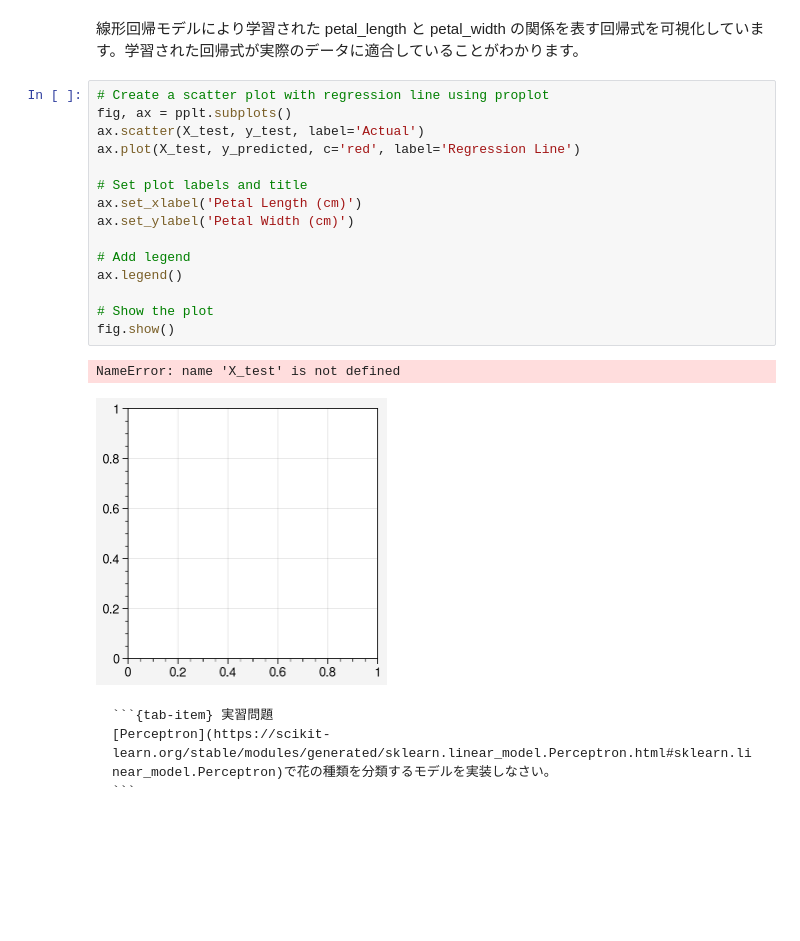
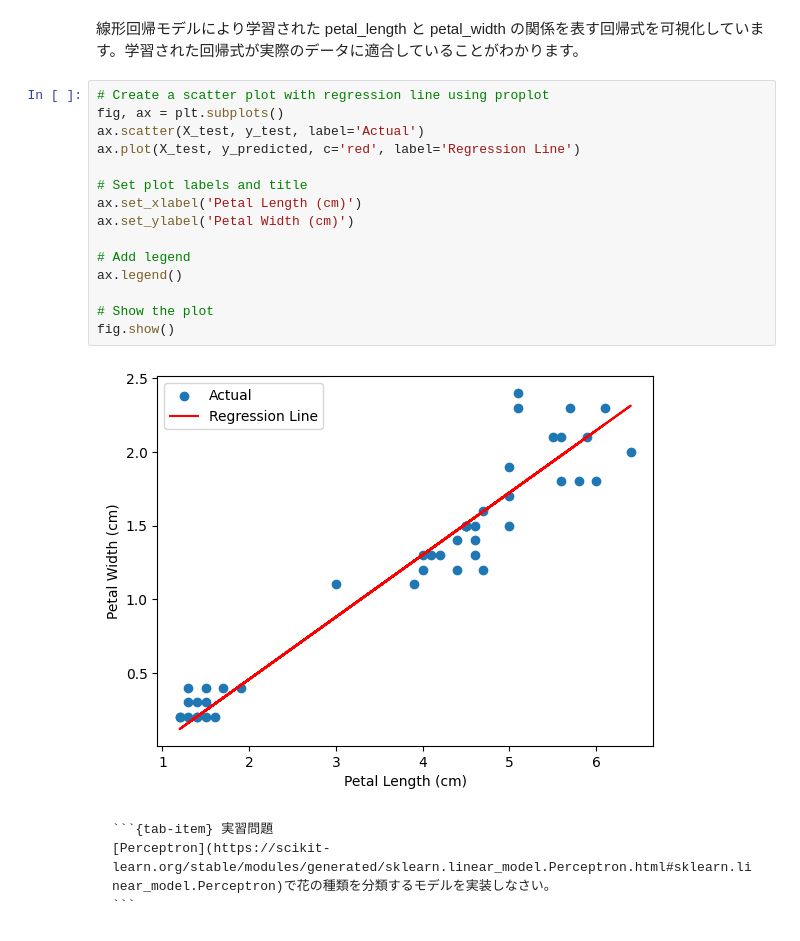
Before and after one commit to lvzeyu/css_tohoku, a Jupyter notebook: css_tohoku/_build/jupyter_execute/draft/scikit-learn.ipynb, the cells around one changed output. Saved outputs shown, nothing was run; the diff lists cells and outputs as text; blank space fills up the shorter version.

`````diff
--- a/css_tohoku/_build/jupyter_execute/draft/scikit-learn.ipynb
+++ b/css_tohoku/_build/jupyter_execute/draft/scikit-learn.ipynb
@@ -187,22 +190,21 @@ NameError: name 'train_test_split' is not defined
 線形回帰モデルにより学習された petal_length と petal_width の関係を表す回帰式を可視化しています。学習された回帰式が実際のデータに適合していることがわかります。
 # %%
 # Create a scatter plot with regression line using proplot
-fig, ax = pplt.subplots()
+fig, ax = plt.subplots()
 ax.scatter(X_test, y_test, label='Actual')
 ax.plot(X_test, y_predicted, c='red', label='Regression Line')
 
 # Set plot labels and title
 ax.set_xlabel('Petal Length (cm)')
 ax.set_ylabel('Petal Width (cm)')
 
 # Add legend
 ax.legend()
 
 # Show the plot
 fig.show()
 # %% [output]
-NameError: name 'X_test' is not defined
-[figure, old version]
+[figure, new version]
 # %% [markdown]
 ````{tab-set}
 ```{tab-item} 実習問題
`````
Also changed, not shown: parts of 5 cells of this notebook, 10 other files.
